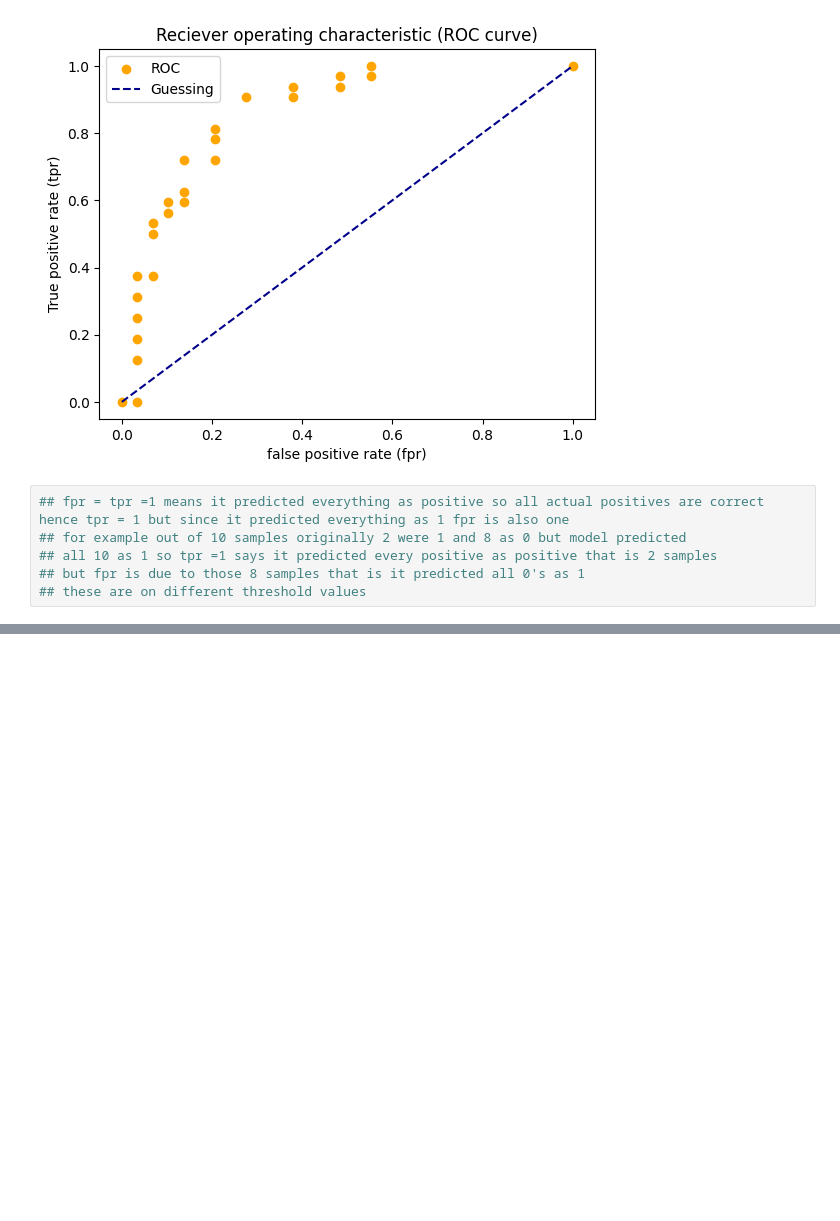
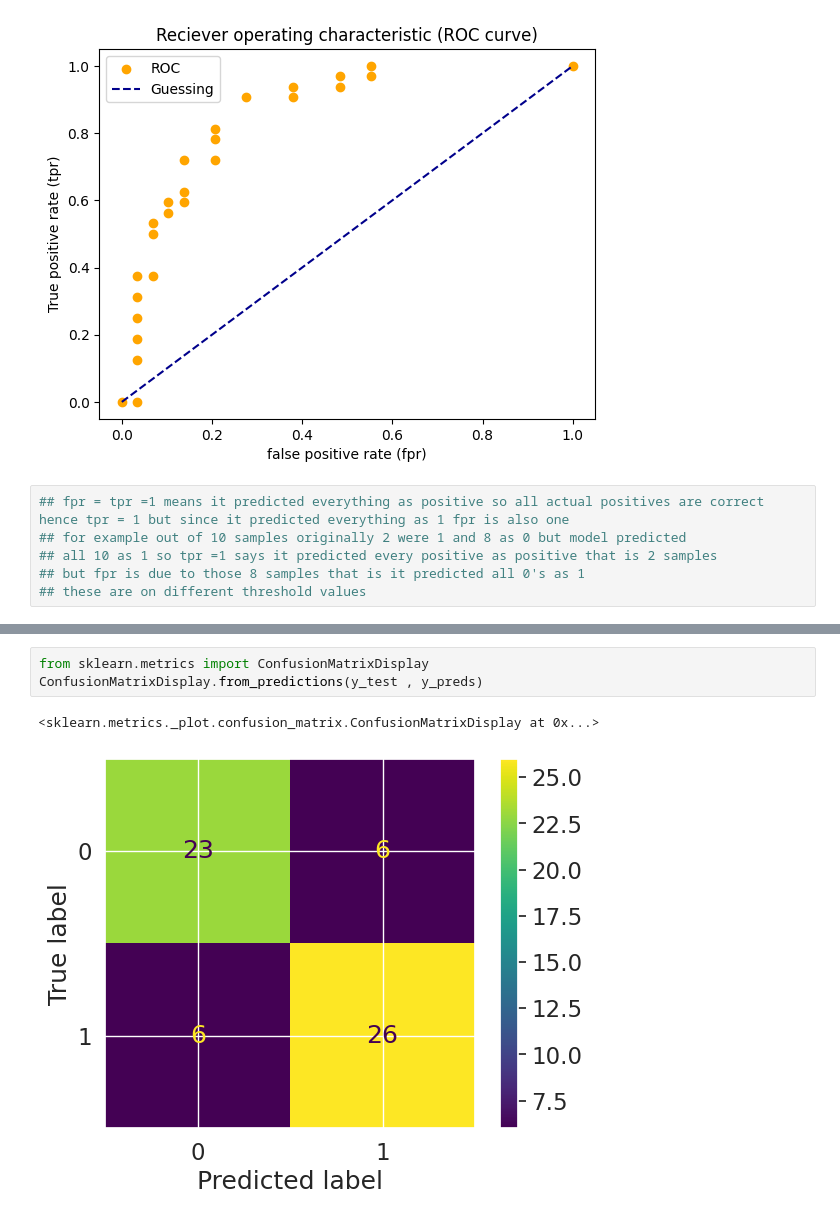
Before and after one commit to amankr2301/heart_disease_prediction_model, a Jupyter notebook: heart-disease-prediction.ipynb, the cells around one changed output, grey strips where cells are left out. Cells and saved outputs as stored; diff of their text form; blank space fills up the shorter version.

```diff
--- a/heart-disease-prediction.ipynb
+++ b/heart-disease-prediction.ipynb
@@ -309,0 +374,6 @@ plot_roc_curve(fpr , tpr)
+# %%
+from sklearn.metrics import ConfusionMatrixDisplay
+ConfusionMatrixDisplay.from_predictions(y_test , y_preds)
+# %% [output]
+<sklearn.metrics._plot.confusion_matrix.ConfusionMatrixDisplay at 0x...>
+[figure, added]
```
Also changed, not shown: parts of 21 cells of this notebook.
